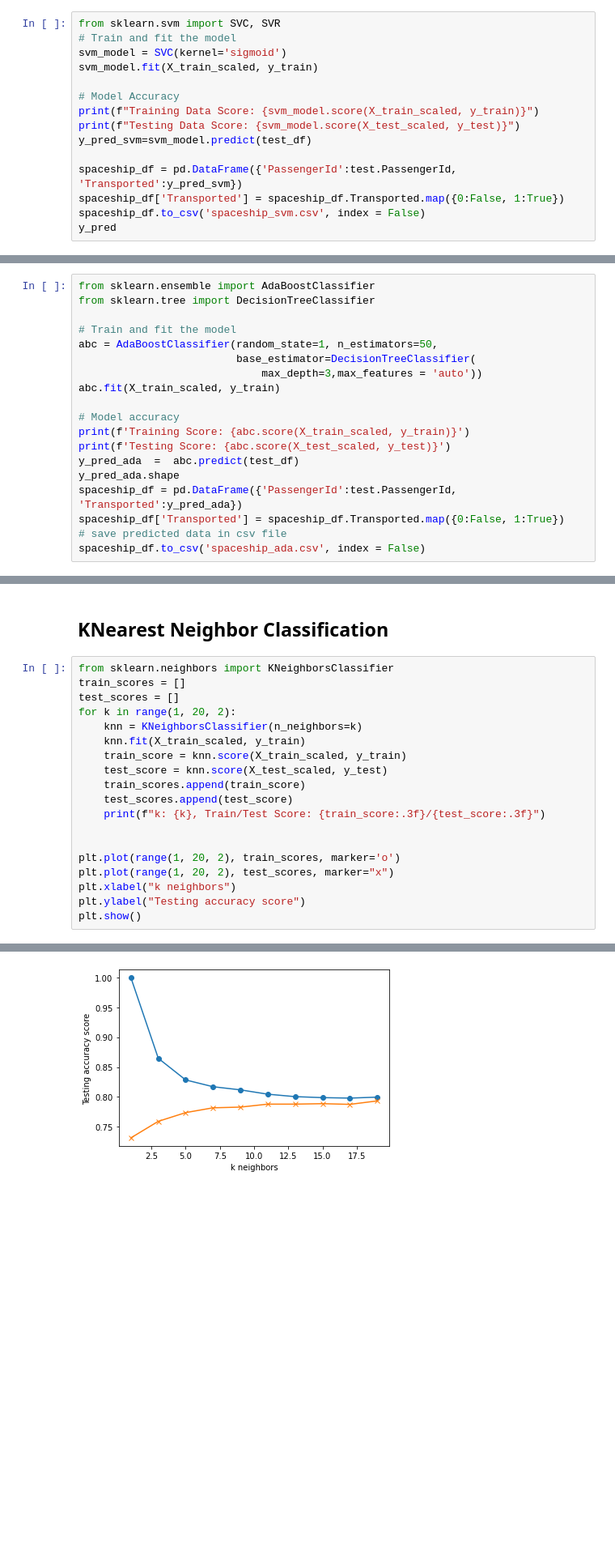
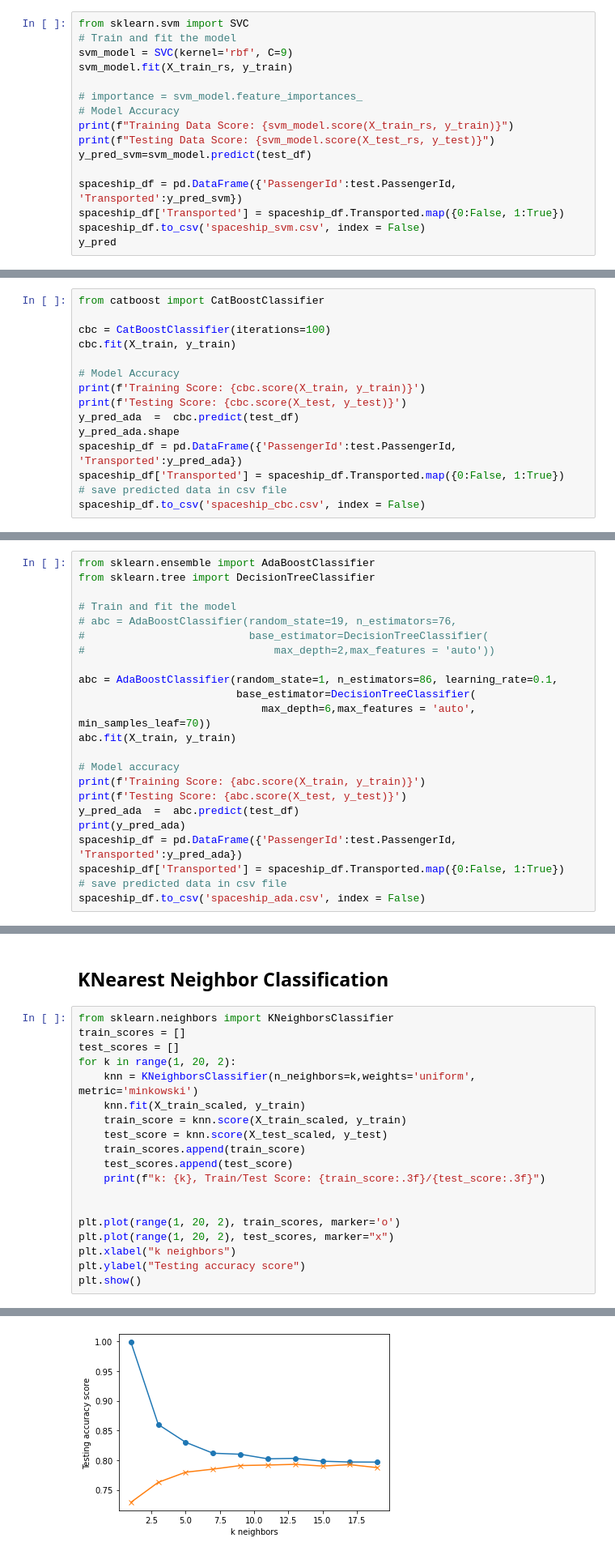
Before and after one commit to SoniMohandas/spaceship-titanic, a Jupyter notebook: spaceship.ipynb, the cells around one changed output, grey strips where cells are left out. Shown: that part at 81% size. Drawn from its saved outputs; the diff is of its cells as text; blank space fills up the shorter version.

```diff
--- a/spaceship.ipynb
+++ b/spaceship.ipynb
@@ -314,14 +362,15 @@ array([1, 0, 0, ..., 1, 0, 1])
 # %% [markdown]
 ## Support Vector Machine
 # %%
-from sklearn.svm import SVC, SVR
+from sklearn.svm import SVC
 # Train and fit the model
-svm_model = SVC(kernel='sigmoid')
-svm_model.fit(X_train_scaled, y_train)
+svm_model = SVC(kernel='rbf', C=9)
+svm_model.fit(X_train_rs, y_train)
 
+# importance = svm_model.feature_importances_
 # Model Accuracy
-print(f"Training Data Score: {svm_model.score(X_train_scaled, y_train)}")
-print(f"Testing Data Score: {svm_model.score(X_test_scaled, y_test)}")
+print(f"Training Data Score: {svm_model.score(X_train_rs, y_train)}")
+print(f"Testing Data Score: {svm_model.score(X_test_rs, y_test)}")
 y_pred_svm=svm_model.predict(test_df)
 
 spaceship_df = pd.DataFrame({'PassengerId':test.PassengerId, 'Transported':y_pred_svm})
@@ -334,0 +386,15 @@ array([1, 0, 1, ..., 1, 1, 1])
+# %%
+from catboost import CatBoostClassifier
+
+cbc = CatBoostClassifier(iterations=100)
+cbc.fit(X_train, y_train)
+
+# Model Accuracy
+print(f'Training Score: {cbc.score(X_train, y_train)}')
+print(f'Testing Score: {cbc.score(X_test, y_test)}')
+y_pred_ada  =  cbc.predict(test_df)
+y_pred_ada.shape
+spaceship_df = pd.DataFrame({'PassengerId':test.PassengerId, 'Transported':y_pred_ada})
+spaceship_df['Transported'] = spaceship_df.Transported.map({0:False, 1:True})
+# save predicted data in csv file
+spaceship_df.to_csv('spaceship_cbc.csv', index = False)
@@ -339,16 +423,20 @@ from sklearn.ensemble import AdaBoostClassifier
 from sklearn.tree import DecisionTreeClassifier
 
 # Train and fit the model
-abc = AdaBoostClassifier(random_state=1, n_estimators=50,
+# abc = AdaBoostClassifier(random_state=19, n_estimators=76,
+#                          base_estimator=DecisionTreeClassifier(
+#                              max_depth=2,max_features = 'auto'))
+
+abc = AdaBoostClassifier(random_state=1, n_estimators=86, learning_rate=0.1,
                          base_estimator=DecisionTreeClassifier(
-                             max_depth=3,max_features = 'auto'))
-abc.fit(X_train_scaled, y_train)
+                             max_depth=6,max_features = 'auto', min_samples_leaf=70))
+abc.fit(X_train, y_train)
 
 # Model accuracy
-print(f'Training Score: {abc.score(X_train_scaled, y_train)}')
-print(f'Testing Score: {abc.score(X_test_scaled, y_test)}')
+print(f'Training Score: {abc.score(X_train, y_train)}')
+print(f'Testing Score: {abc.score(X_test, y_test)}')
 y_pred_ada  =  abc.predict(test_df)
-y_pred_ada.shape
+print(y_pred_ada)
 spaceship_df = pd.DataFrame({'PassengerId':test.PassengerId, 'Transported':y_pred_ada})
 spaceship_df['Transported'] = spaceship_df.Transported.map({0:False, 1:True})
 # save predicted data in csv file
@@ -363,7 +452,7 @@ from sklearn.neighbors import KNeighborsClassifier
 train_scores = []
 test_scores = []
 for k in range(1, 20, 2):
-    knn = KNeighborsClassifier(n_neighbors=k)
+    knn = KNeighborsClassifier(n_neighbors=k,weights='uniform', metric='minkowski')
     knn.fit(X_train_scaled, y_train)
     train_score = knn.score(X_train_scaled, y_train)
     test_score = knn.score(X_test_scaled, y_test)
@@ -391,4 +480,4 @@ k: 19, Train/Test Score: 0.800/0.793
-[figure, old version]
+[figure, new version]
 # %%
 #Import knearest neighbors Classifier model
 from sklearn.neighbors import KNeighborsClassifier
```
Also changed, not shown: parts of 31 cells of this notebook, 11 other files.
